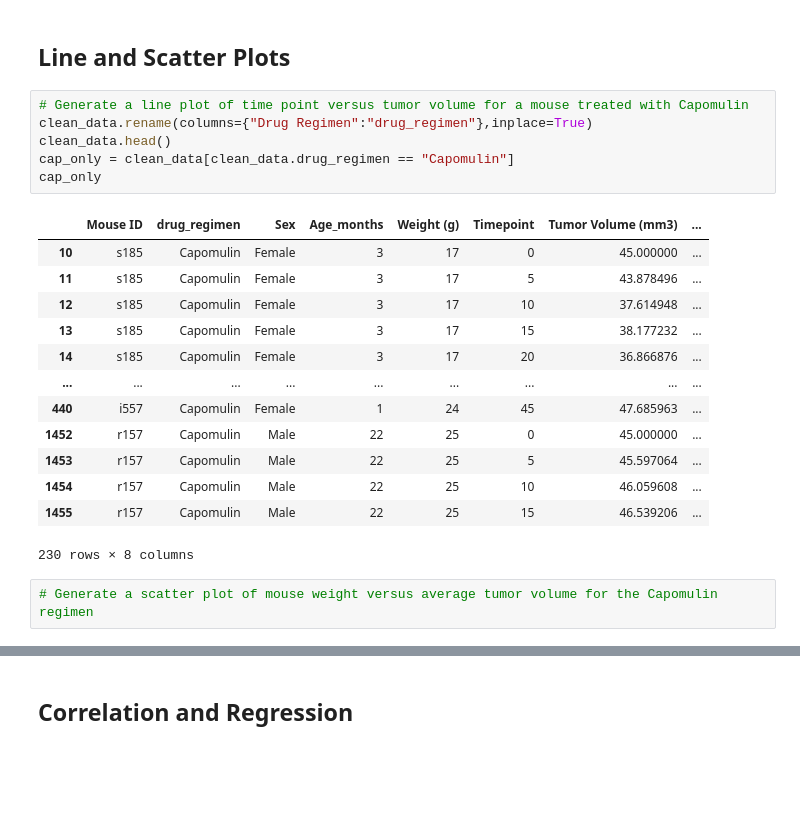
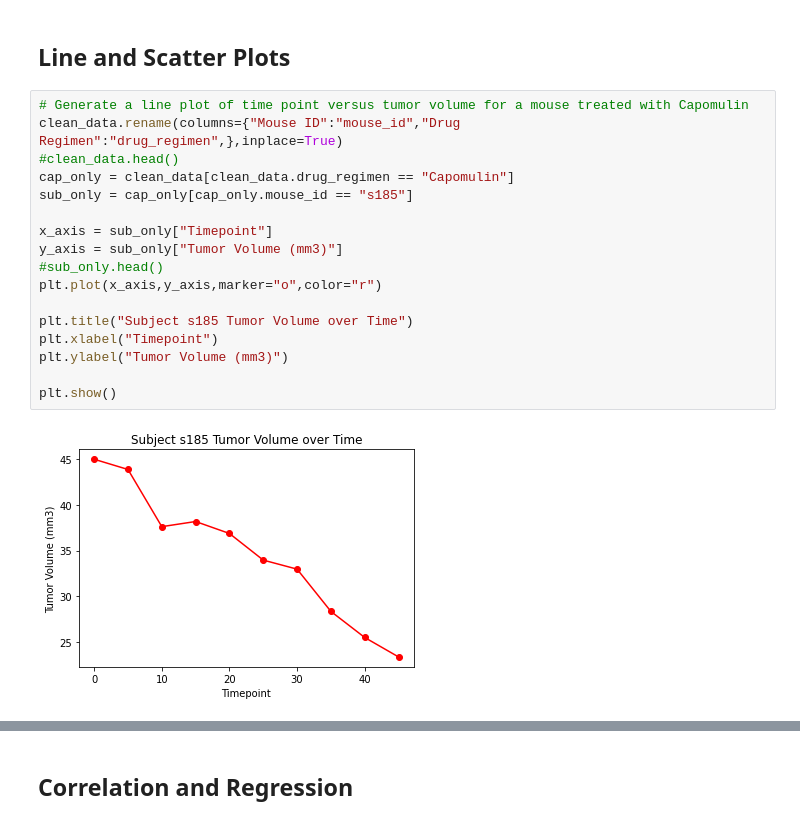
Before and after one commit to Lbrady1025/matplotlib-challenge, a Jupyter notebook: Pymaceuticals/pymaceuticals_starter.ipynb, the cells around one changed output, grey strips where cells are left out. Saved outputs shown, nothing was run; the diff lists cells and outputs as text; blank space fills up the shorter version.

```diff
--- a/Pymaceuticals/pymaceuticals_starter.ipynb
+++ b/Pymaceuticals/pymaceuticals_starter.ipynb
@@ -261,23 +262,20 @@ plt.show()
 ## Line and Scatter Plots
 # %%
 # Generate a line plot of time point versus tumor volume for a mouse treated with Capomulin
-clean_data.rename(columns={"Drug Regimen":"drug_regimen"},inplace=True)
-clean_data.head()
+clean_data.rename(columns={"Mouse ID":"mouse_id","Drug Regimen":"drug_regimen",},inplace=True)
+#clean_data.head()
 cap_only = clean_data[clean_data.drug_regimen == "Capomulin"]
-cap_only
+sub_only = cap_only[cap_only.mouse_id == "s185"]
+
+x_axis = sub_only["Timepoint"]
+y_axis = sub_only["Tumor Volume (mm3)"]
+#sub_only.head()
+plt.plot(x_axis,y_axis,marker="o",color="r")
+
+plt.title("Subject s185 Tumor Volume over Time")
+plt.xlabel("Timepoint")
+plt.ylabel("Tumor Volume (mm3)")
+
+plt.show()
 # %% [output]
-|  | Mouse ID | drug_regimen | Sex | Age_months | Weight (g) | Timepoint | Tumor Volume (mm3) | ... |
-| 10 | s185 | Capomulin | Female | 3 | 17 | 0 | 45.000000 | ... |
-| 11 | s185 | Capomulin | Female | 3 | 17 | 5 | 43.878496 | ... |
-| 12 | s185 | Capomulin | Female | 3 | 17 | 10 | 37.614948 | ... |
-| 13 | s185 | Capomulin | Female | 3 | 17 | 15 | 38.177232 | ... |
-| 14 | s185 | Capomulin | Female | 3 | 17 | 20 | 36.866876 | ... |
-| ... | ... | ... | ... | ... | ... | ... | ... | ... |
-| 440 | i557 | Capomulin | Female | 1 | 24 | 45 | 47.685963 | ... |
-| 1452 | r157 | Capomulin | Male | 22 | 25 | 0 | 45.000000 | ... |
-| 1453 | r157 | Capomulin | Male | 22 | 25 | 5 | 45.597064 | ... |
-| 1454 | r157 | Capomulin | Male | 22 | 25 | 10 | 46.059608 | ... |
-| 1455 | r157 | Capomulin | Male | 22 | 25 | 15 | 46.539206 | ... |
-230 rows × 8 columns
+[figure, added]
-# %%
-# Generate a scatter plot of mouse weight versus average tumor volume for the Capomulin regimen
```
Also changed, not shown: parts of 4 cells of this notebook.
